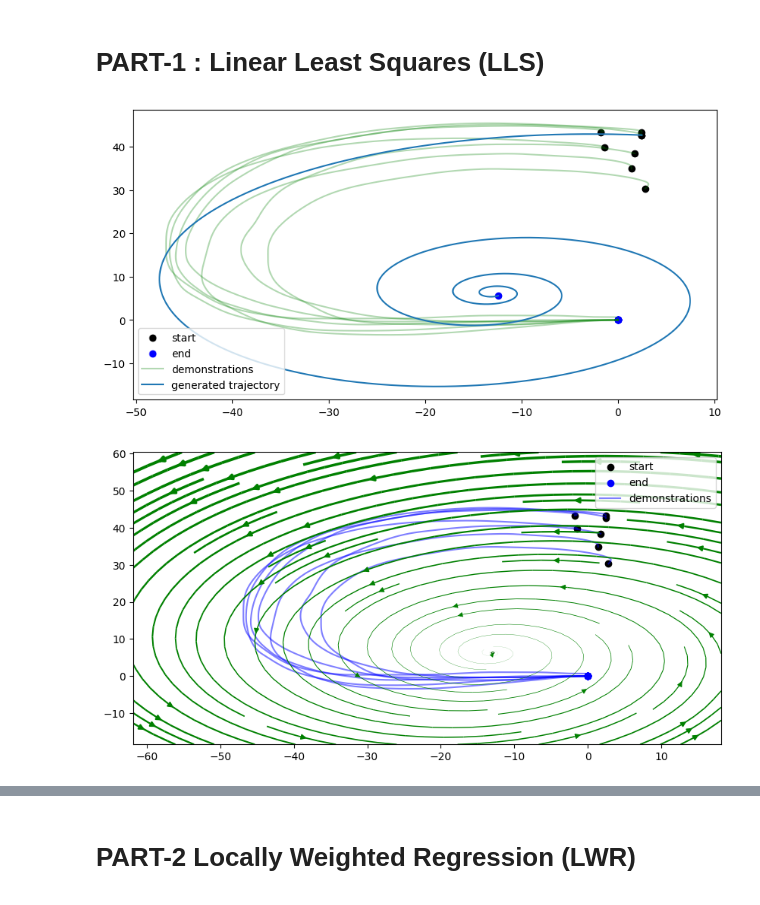
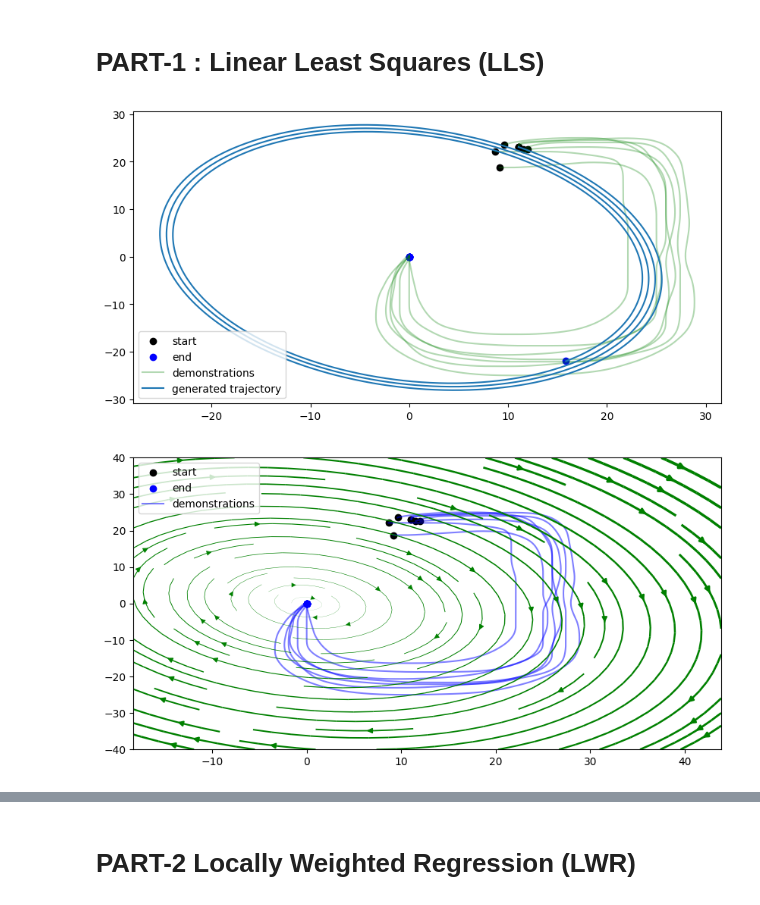
Before and after one commit to rayaanoidPrime/CP321_Imitation_Learning, a Jupyter notebook: assignment_2/Assignment2_RegressionTechnique(LLS,LWR).ipynb, the cells around one changed output, grey strips where cells are left out. Cells and saved outputs as stored; diff of their text form; code cells hidden in the pictures.

```diff
--- a/assignment_2/Assignment2_RegressionTechnique(LLS,LWR).ipynb
+++ b/assignment_2/Assignment2_RegressionTechnique(LLS,LWR).ipynb
@@ -108,7 +108,7 @@ def load_data(letter):
     return data,x,xd
 # %%
 #letter should be one of c,j,s
-data,x,xd = load_data("j")
+# data,x,xd = load_data("j")
 data,x,xd = load_data("s")
-data,x,xd = load_data("c")
+#data,x,xd = load_data("c")
 # %% [output]
@@ -213,26 +211,26 @@ class LeastSquares:
         return self.rk4_sim(0,t_end,x0,f)
 # %%
 #fitting the model to data
-model = LeastSquares(lam=0,bias=True)
+model = LeastSquares(lam=0,bias=False)
 model.fit(x,xd)
 
 #starting point for imitation
 x0 = data[6][0]
 x_rk4,t_tk4 = model.imitate(x0,t_end=10)
 
 #plots for generated trajectory
 plt.figure(figsize=(10,5))
 plot_curves(data,alpha=0.3,c="g",label="demonstrations")
 plot_curves(x_rk4[None],show_start_end=False,label="generated trajectory")
 
 #vector field plot using stream line
 plt.figure(figsize=(10,5))
 plot_curves(data,alpha=0.5,c="b",label="demonstrations")
 
 streamplot(model.predict,x_axis=(min(x[:,0])-15,max(x[:,0])+15),y_axis=(min(x[:,1])-15,max(x[:,1])+15),width=3,color="g")
 # %% [output]
-[figure, old version]
+[figure, new version]
-[figure, old version]
+[figure, new version]
 # %% [markdown]
 #Fit the model to each of the data set and answer the following questions:
 
```
Also changed, not shown: parts of 15 cells of this notebook.
